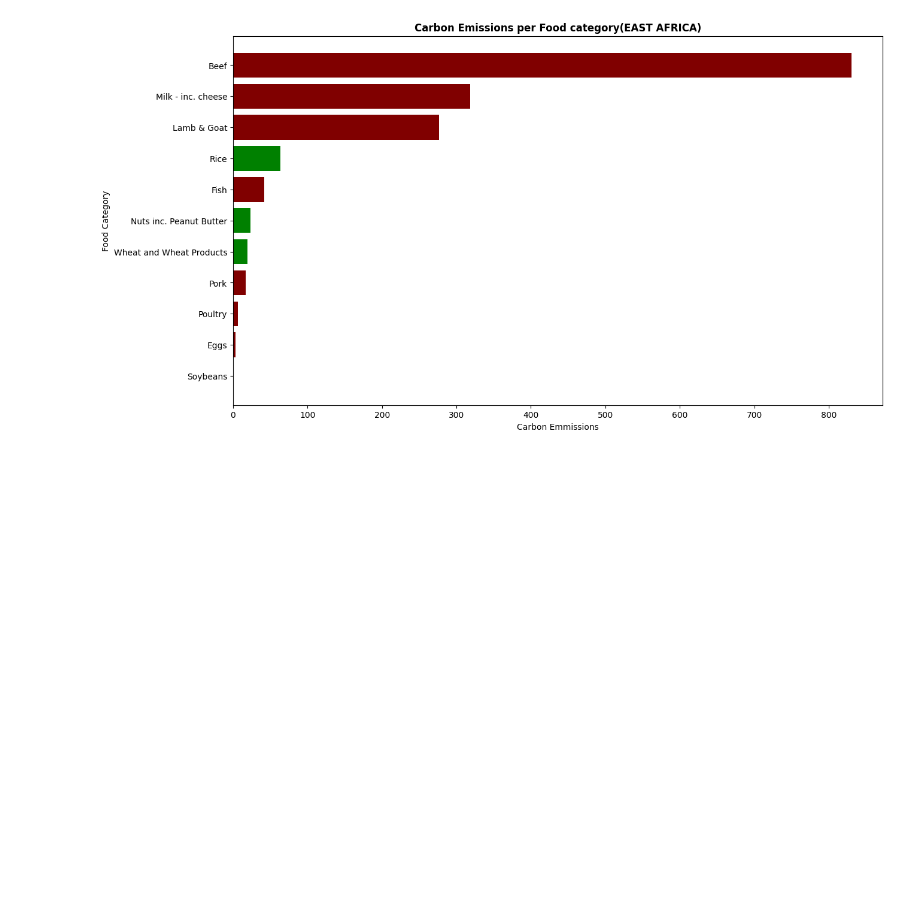
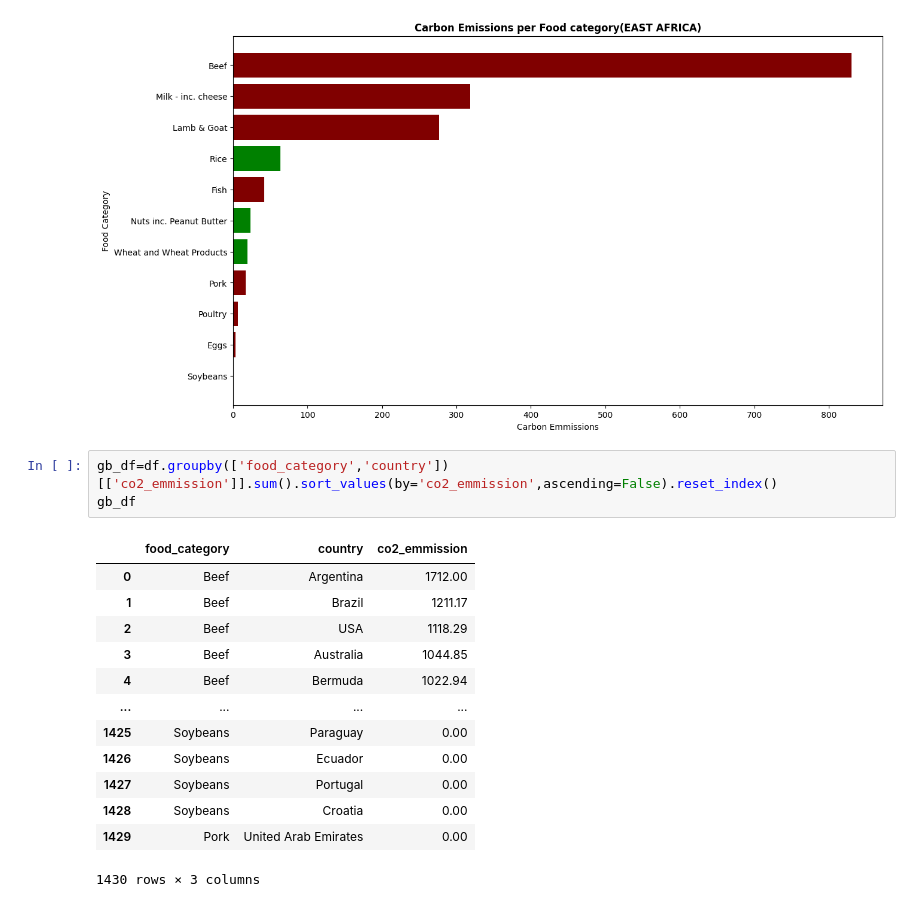
Before and after one commit to Karlajack/pydata_analysis, a Jupyter notebook: pandasvisulizationproject.ipynb, the cells around one changed output. Cells and saved outputs as stored; diff of their text form; blank space fills up the shorter version.

```diff
--- a/pandasvisulizationproject.ipynb
+++ b/pandasvisulizationproject.ipynb
@@ -126,3 +126,20 @@ plt.ylabel("Food Category")
 plt.show()
 # %% [output]
 [figure]
+# %%
+gb_df=df.groupby(['food_category','country'])[['co2_emmission']].sum().sort_values(by='co2_emmission',ascending=False).reset_index()
+gb_df
+# %% [output]
+|  | food_category | country | co2_emmission |
+| 0 | Beef | Argentina | 1712.00 |
+| 1 | Beef | Brazil | 1211.17 |
+| 2 | Beef | USA | 1118.29 |
+| 3 | Beef | Australia | 1044.85 |
+| 4 | Beef | Bermuda | 1022.94 |
+| ... | ... | ... | ... |
+| 1425 | Soybeans | Paraguay | 0.00 |
+| 1426 | Soybeans | Ecuador | 0.00 |
+| 1427 | Soybeans | Portugal | 0.00 |
+| 1428 | Soybeans | Croatia | 0.00 |
+| 1429 | Pork | United Arab Emirates | 0.00 |
+1430 rows × 3 columns
```
Also changed, not shown: parts of 1 cell of this notebook.
